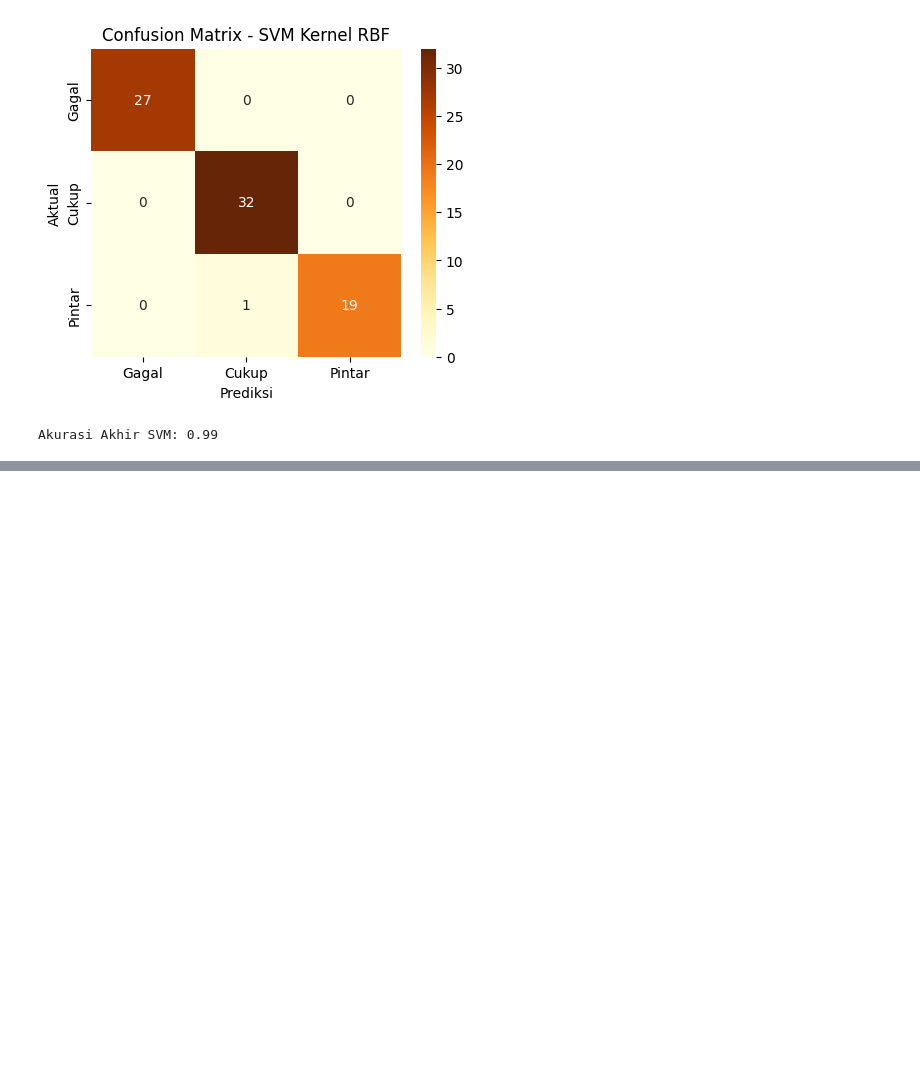
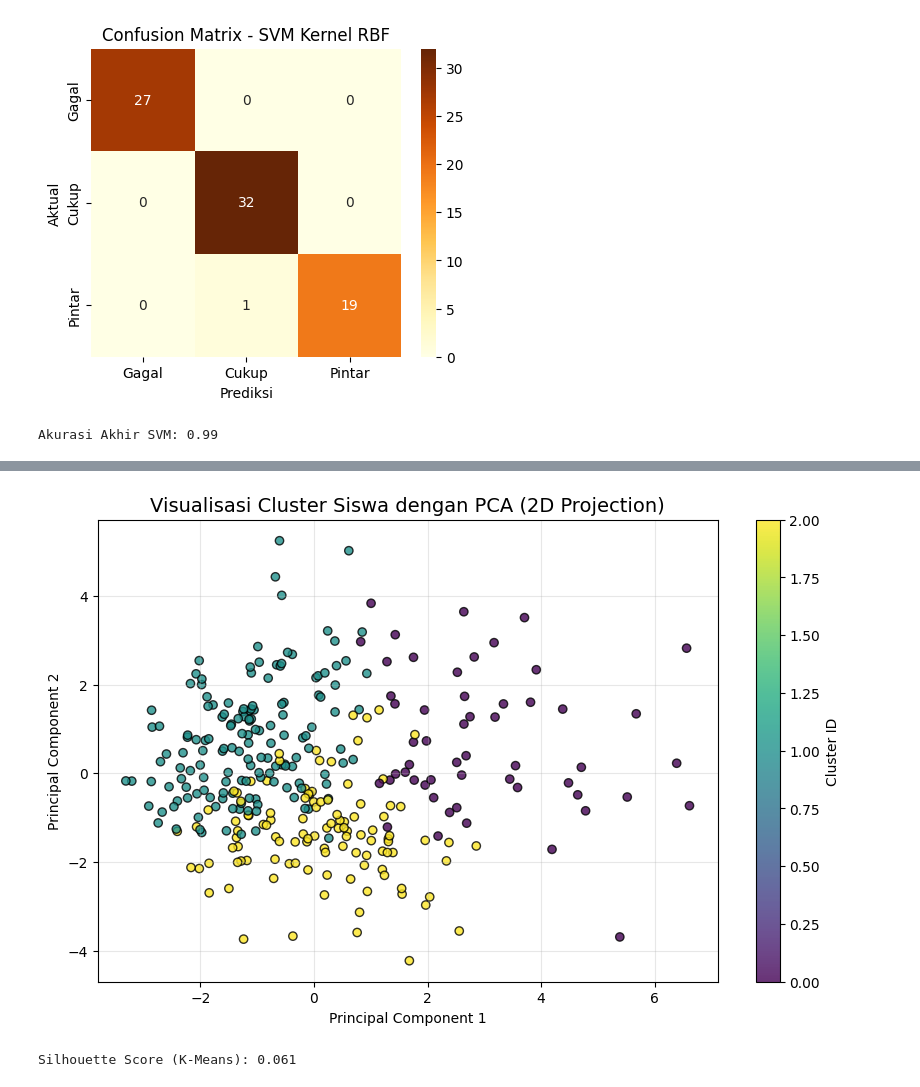
Before and after one commit to vaniajou/Sistem-Peringatan-Dini-Kegagalan-Siswa, a Jupyter notebook: Untitled6.ipynb, the cells around one changed output, grey strips where cells are left out. Cells and saved outputs as stored; diff of their text form; code cells hidden in the pictures; blank space fills up the shorter version.

```diff
--- a/Untitled6.ipynb
+++ b/Untitled6.ipynb
@@ -523,0 +545,21 @@ Rekomendasi Aksi Optimal: A0: No Action
+# %%
+# 10: PCA (REDUKSI DIMENSI)
+from sklearn.decomposition import PCA
+
+pca = PCA(n_components=2)
+X_pca = pca.fit_transform(X_train_scaled)
+
+plt.figure(figsize=(10, 6))
+
+scatter = plt.scatter(X_pca[:, 0], X_pca[:, 1], c=clusters, cmap='viridis', edgecolors='k', alpha=0.8)
+plt.title('Visualisasi Cluster Siswa dengan PCA (2D Projection)', fontsize=14)
+plt.xlabel('Principal Component 1')
+plt.ylabel('Principal Component 2')
+plt.colorbar(scatter, label='Cluster ID')
+plt.grid(alpha=0.3)
+plt.show()
+
+print(f"Silhouette Score (K-Means): {silhouette_score(X_train_scaled, clusters):.3f}")
+# %% [output]
+[figure, added]
+Silhouette Score (K-Means): 0.061
```
Also changed, not shown: parts of 5 cells of this notebook.
